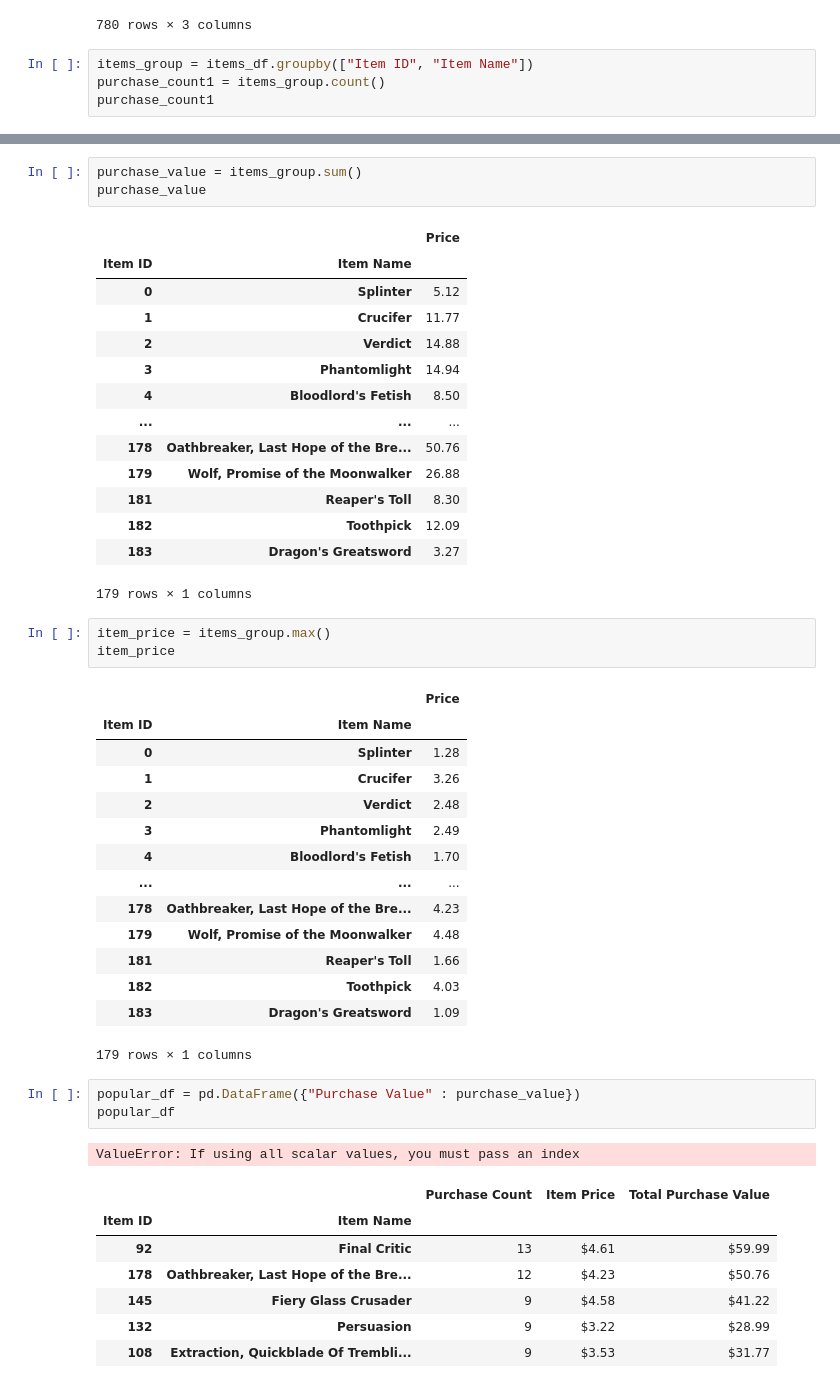
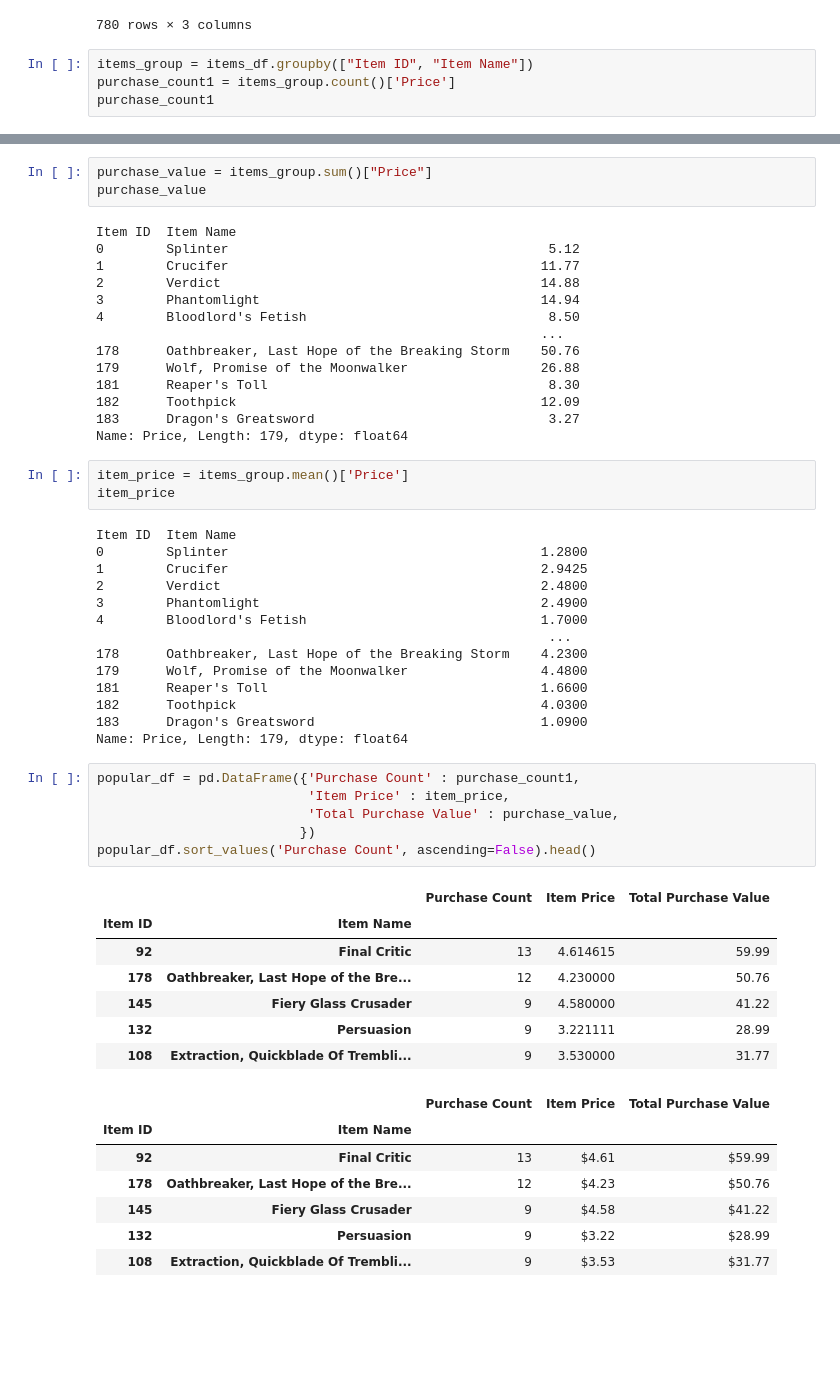
Before and after one commit to rbourdeau1/pandas-challenge, a Jupyter notebook: HeroesOfPymoli/HeroesOfPymoli_starter.ipynb, the cells around one changed output, grey strips where cells are left out. Drawn from its saved outputs; the diff is of its cells as text; blank space fills up the shorter version.

```diff
--- a/HeroesOfPymoli/HeroesOfPymoli_starter.ipynb
+++ b/HeroesOfPymoli/HeroesOfPymoli_starter.ipynb
@@ -501,6 +501,6 @@ items_df
 780 rows × 3 columns
 # %%
 items_group = items_df.groupby(["Item ID", "Item Name"])
-purchase_count1 = items_group.count()
+purchase_count1 = items_group.count()['Price']
 purchase_count1
 # %% [output]
@@ -521,44 +520,51 @@ purchase_count1
 # %%
-purchase_value = items_group.sum()
+purchase_value = items_group.sum()["Price"]
 purchase_value
 # %% [output]
-|  |  | Price |
-| Item ID | Item Name |  |
-| 0 | Splinter | 5.12 |
-| 1 | Crucifer | 11.77 |
-| 2 | Verdict | 14.88 |
-| 3 | Phantomlight | 14.94 |
-| 4 | Bloodlord's Fetish | 8.50 |
-| ... | ... | ... |
-| 178 | Oathbreaker, Last Hope of the Bre... | 50.76 |
-| 179 | Wolf, Promise of the Moonwalker | 26.88 |
-| 181 | Reaper's Toll | 8.30 |
-| 182 | Toothpick | 12.09 |
-| 183 | Dragon's Greatsword | 3.27 |
-179 rows × 1 columns
+Item ID  Item Name
+0        Splinter                                         5.12
+1        Crucifer                                        11.77
+2        Verdict                                         14.88
+3        Phantomlight                                    14.94
+4        Bloodlord's Fetish                               8.50
+                                                         ...
+178      Oathbreaker, Last Hope of the Breaking Storm    50.76
+179      Wolf, Promise of the Moonwalker                 26.88
+181      Reaper's Toll                                    8.30
+182      Toothpick                                       12.09
+183      Dragon's Greatsword                              3.27
+Name: Price, Length: 179, dtype: float64
 # %%
-item_price = items_group.max()
+item_price = items_group.mean()['Price']
 item_price
 # %% [output]
-|  |  | Price |
-| Item ID | Item Name |  |
-| 0 | Splinter | 1.28 |
-| 1 | Crucifer | 3.26 |
-| 2 | Verdict | 2.48 |
-| 3 | Phantomlight | 2.49 |
-| 4 | Bloodlord's Fetish | 1.70 |
-| ... | ... | ... |
-| 178 | Oathbreaker, Last Hope of the Bre... | 4.23 |
-| 179 | Wolf, Promise of the Moonwalker | 4.48 |
-| 181 | Reaper's Toll | 1.66 |
-| 182 | Toothpick | 4.03 |
-| 183 | Dragon's Greatsword | 1.09 |
-179 rows × 1 columns
+Item ID  Item Name
+0        Splinter                                        1.2800
+1        Crucifer                                        2.9425
+2        Verdict                                         2.4800
+3        Phantomlight                                    2.4900
+4        Bloodlord's Fetish                              1.7000
+                                                          ...
+178      Oathbreaker, Last Hope of the Breaking Storm    4.2300
+179      Wolf, Promise of the Moonwalker                 4.4800
+181      Reaper's Toll                                   1.6600
+182      Toothpick                                       4.0300
+183      Dragon's Greatsword                             1.0900
+Name: Price, Length: 179, dtype: float64
 # %%
-popular_df = pd.DataFrame({"Purchase Value" : purchase_value})
-popular_df
+popular_df = pd.DataFrame({'Purchase Count' : purchase_count1,
+                           'Item Price' : item_price,
+                           'Total Purchase Value' : purchase_value,
+                          })
+popular_df.sort_values('Purchase Count', ascending=False).head()
 # %% [output]
-ValueError: If using all scalar values, you must pass an index
+|  |  | Purchase Count | Item Price | Total Purchase Value |
+| Item ID | Item Name |  |  |  |
+| 92 | Final Critic | 13 | 4.614615 | 59.99 |
+| 178 | Oathbreaker, Last Hope of the Bre... | 12 | 4.230000 | 50.76 |
+| 145 | Fiery Glass Crusader | 9 | 4.580000 | 41.22 |
+| 132 | Persuasion | 9 | 3.221111 | 28.99 |
+| 108 | Extraction, Quickblade Of Trembli... | 9 | 3.530000 | 31.77 |
 # %%
 # %% [output]
 |  |  | Purchase Count | Item Price | Total Purchase Value |
```
Also changed, not shown: parts of 9 cells of this notebook, 1 other file.
